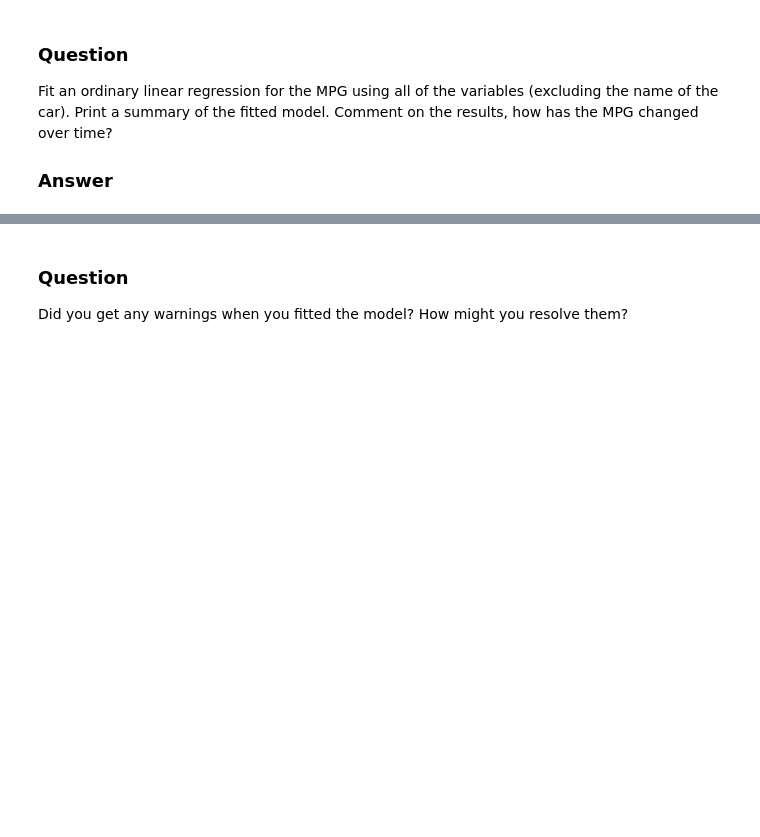
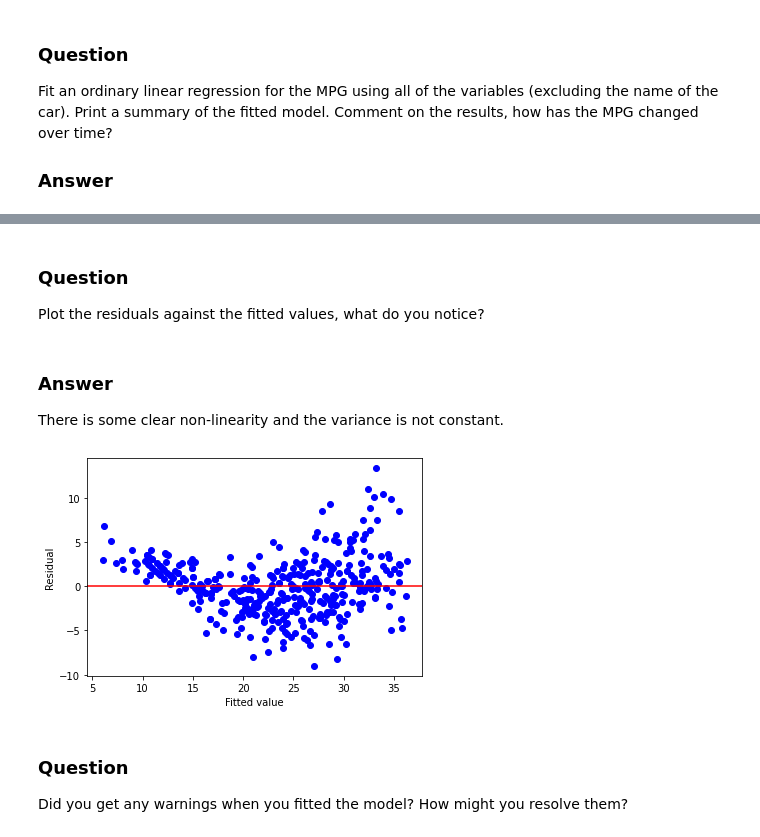
Before and after one commit to aezarebski/aas-extended-examples, a Jupyter notebook: example-2.5/example-2.5-answers.ipynb, the cells around one changed output, grey strips where cells are left out. Saved outputs shown, nothing was run; the diff lists cells and outputs as text; code cells hidden in the pictures; blank space fills up the shorter version.

Commit message:
add extra plots to look at model fit

```diff
--- a/example-2.5/example-2.5-answers.ipynb
+++ b/example-2.5/example-2.5-answers.ipynb
@@ -89,6 +89,28 @@ Notes:
 [1] Standard Errors assume that the covariance matrix of the errors is correctly specified.
 [2] The condition number is large, 8.7e+04. This might indicate that there are
 strong multicollinearity or other numerical problems.
+# %% [markdown]
+### Question
+
+Plot the residuals against the fitted values, what do you notice?
+# %% [markdown]
+### Answer
+
+There is some clear non-linearity and the variance is not constant.
+# %%
+def make_fittedvalues_resid_plot(fit):
+    plt.figure()
+    plt.scatter(fit.fittedvalues, fit.resid, color='b')
+    plt.axhline(y=0, color='r')
+    plt.xlabel("Fitted value")
+    plt.ylabel("Residual")
+    return
+
+
+make_fittedvalues_resid_plot(fit_1)
+plt.show()
+# %% [output]
+[figure, added]
 # %% [markdown]
 ### Question
 
```
Also changed, not shown: parts of 7 cells of this notebook.
